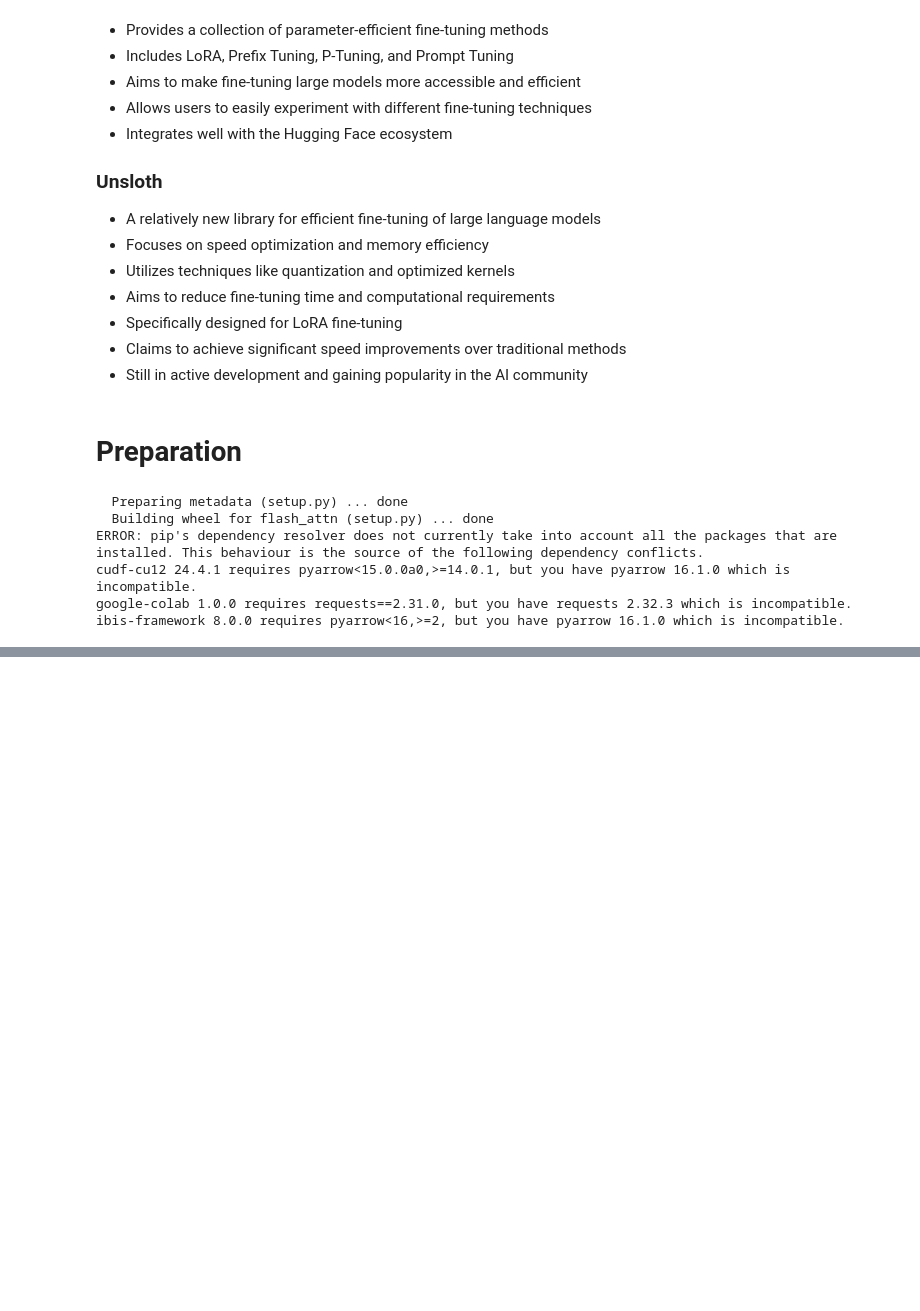
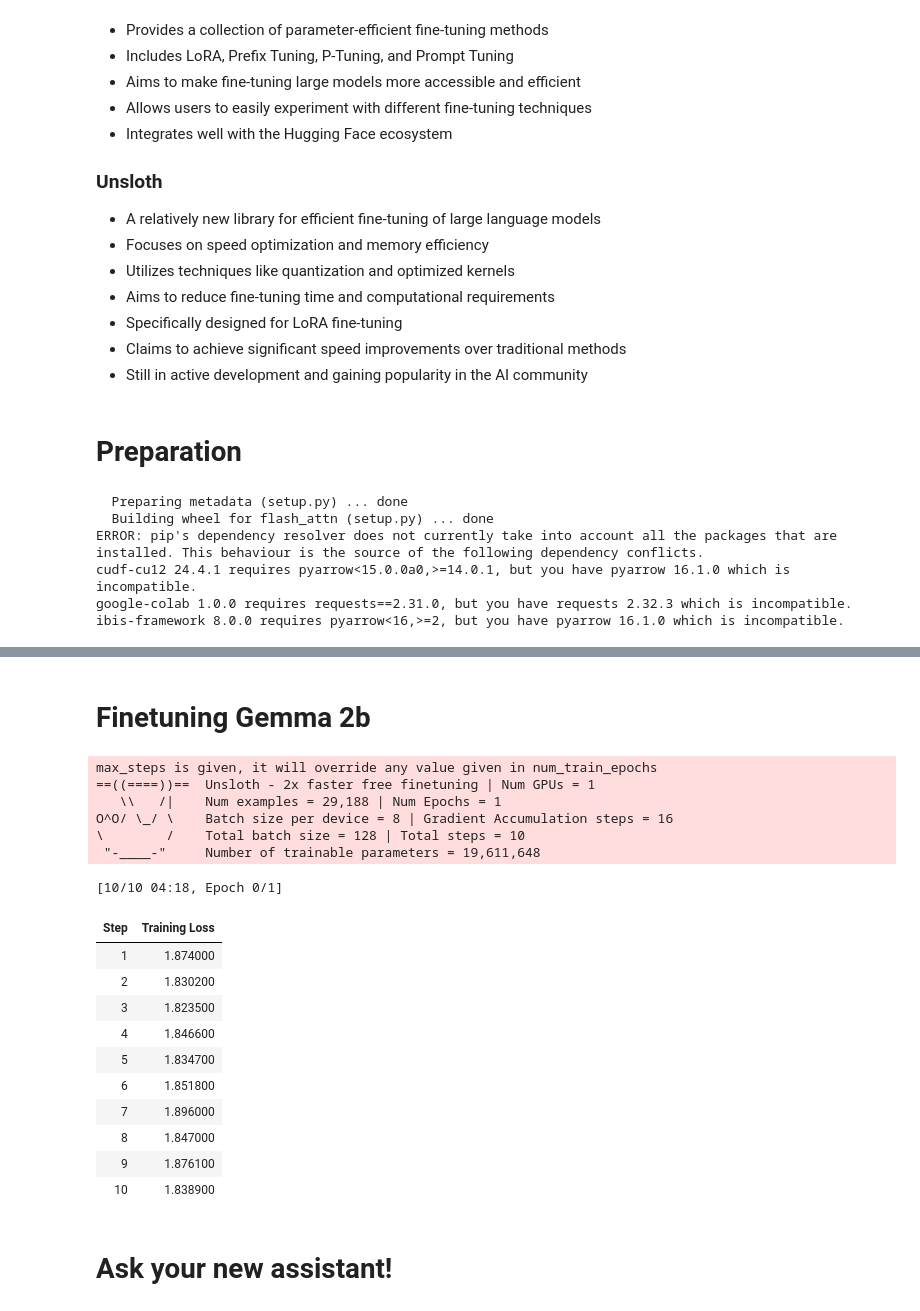
Before and after one commit to linhkid/Google-IO-Extended-speechs, a Jupyter notebook: notebooks/Gemma_2b_Finetuned_Google_I_O_2024_Extended.ipynb, the cells around one changed output, grey strips where cells are left out. Saved outputs shown, nothing was run; the diff lists cells and outputs as text; code cells hidden in the pictures; blank space fills up the shorter version.

```diff
--- a/notebooks/Gemma_2b_Finetuned_Google_I_O_2024_Extended.ipynb
+++ b/notebooks/Gemma_2b_Finetuned_Google_I_O_2024_Extended.ipynb
@@ -58,0 +101,13 @@ os.environ["HF_TOKEN"] = userdata.get('HF_TOKEN')
+# %%
+model = FastLanguageModel.get_peft_model(
+    model,
+    r=16,
+    target_modules=["q_proj", "k_proj", "v_proj", "o_proj", "gate_proj", "up_proj", "down_proj"],
+    lora_alpha=16,
+    lora_dropout=0,
+    bias="none",
+    use_gradient_checkpointing=True,
+    random_state=1357,
+    use_rslora=False,
+    loftq_config=None,
+)
@@ -58,0 +151,54 @@ os.environ["HF_TOKEN"] = userdata.get('HF_TOKEN')
+# %% [markdown]
+# Finetuning Gemma 2b
+# %%
+from trl import SFTTrainer
+from transformers import TrainingArguments
+
+trainer = SFTTrainer(
+    model = model,
+    tokenizer = tokenizer,
+    train_dataset = dataset,
+    dataset_text_field = "text",
+    max_seq_length = max_seq_length,
+    dataset_num_proc = 2,
+    packing = False,
+    args = TrainingArguments(
+        per_device_train_batch_size = 8,
+        gradient_accumulation_steps = 16,
+        warmup_steps = 2,
+        max_steps = 10,
+        learning_rate = 0.0005,
+        fp16 = not torch.cuda.is_bf16_supported(),
+        bf16 = torch.cuda.is_bf16_supported(),
+        logging_steps = 1,
+        optim = "adamw_8bit",
+        weight_decay = 0.01,
+        lr_scheduler_type = "linear",
+        seed = 1357,
+        output_dir = "outputs",
+    ),
+)
+
+# Training
+trainer_stats = trainer.train()
+# %% [output]
+max_steps is given, it will override any value given in num_train_epochs
+==((====))==  Unsloth - 2x faster free finetuning | Num GPUs = 1
+   \\   /|    Num examples = 29,188 | Num Epochs = 1
+O^O/ \_/ \    Batch size per device = 8 | Gradient Accumulation steps = 16
+\        /    Total batch size = 128 | Total steps = 10
+ "-____-"     Number of trainable parameters = 19,611,648
+[10/10 04:18, Epoch 0/1]
+| Step | Training Loss |
+| 1 | 1.874000 |
+| 2 | 1.830200 |
+| 3 | 1.823500 |
+| 4 | 1.846600 |
+| 5 | 1.834700 |
+| 6 | 1.851800 |
+| 7 | 1.896000 |
+| 8 | 1.847000 |
+| 9 | 1.876100 |
+| 10 | 1.838900 |
+# %% [markdown]
+# Ask your new assistant!
```
Also changed, not shown: parts of 9 cells of this notebook.
